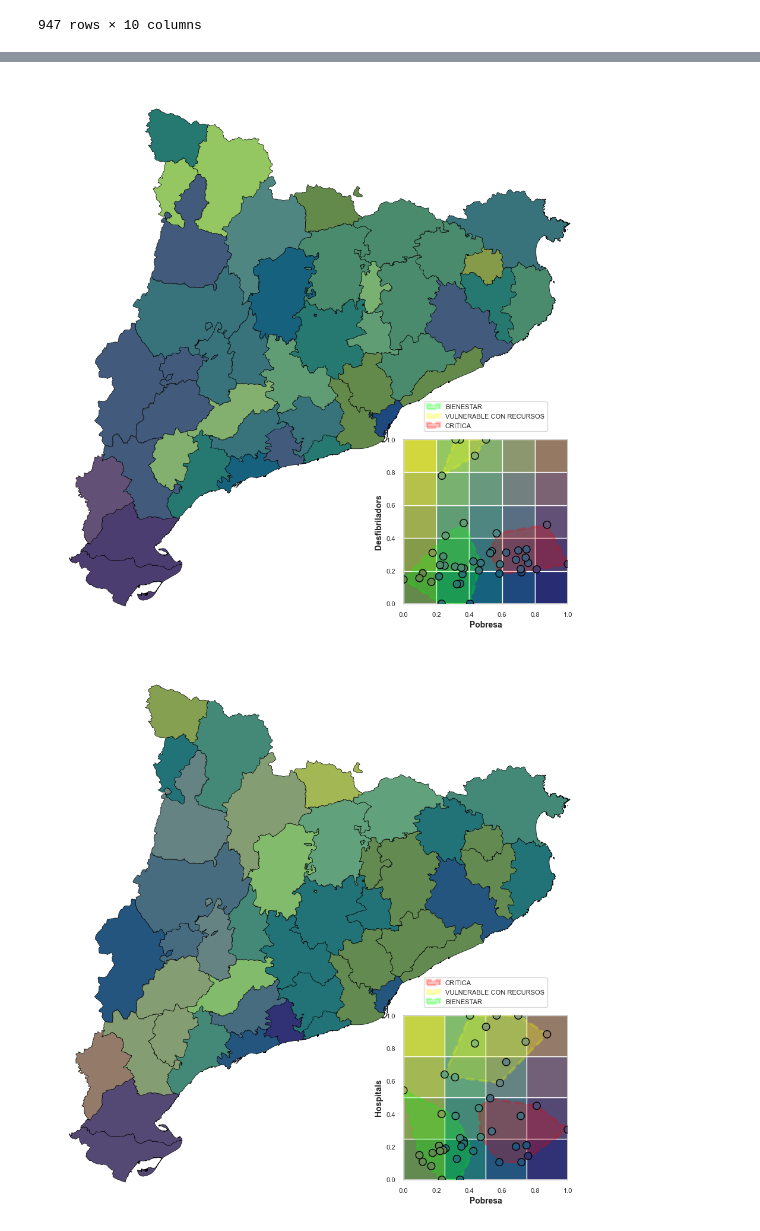
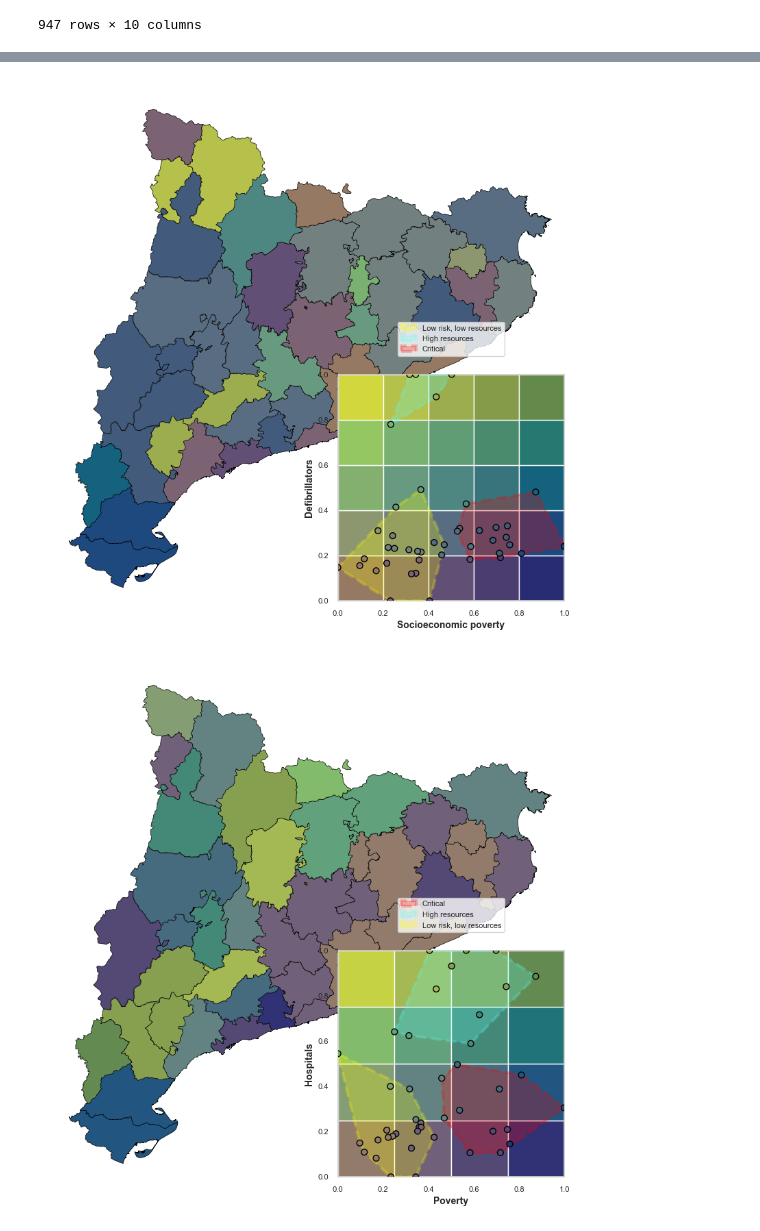
Before and after one commit to alexdeharo269/CatDef, a Jupyter notebook: german_notebook.ipynb, the cells around one changed output, grey strips where cells are left out. Cells and saved outputs as stored; diff of their text form; code cells hidden in the pictures.

```diff
--- a/german_notebook.ipynb
+++ b/german_notebook.ipynb
@@ -484,8 +514,10 @@ desfib_per_comarca['desfib_per_1000_hab'] = (desfib_per_comarca['count_desfibril
 
 datos_desfib = desfib_per_comarca.merge(pobreza_per_comarca, on='comarca', how='inner')
 
-# CLIP AL 95%
+# CLIP AL 95% (Identificar outliers antes de clipear)
 percentil_95_d = datos_desfib['desfib_per_1000_hab'].quantile(0.95)
+mask_no_outliers_d = datos_desfib['desfib_per_1000_hab'] <= percentil_95_d
+
 datos_desfib['desfib_per_1000_hab'] = datos_desfib['desfib_per_1000_hab'].clip(upper=percentil_95_d)
 
 # Normalización
@@ -497,27 +529,33 @@ min_pobreza_d = datos_desfib['puntuacio_pobreza'].min()
 max_pobreza_d = datos_desfib['puntuacio_pobreza'].max()
 datos_desfib['pobreza_norm'] = (datos_desfib['puntuacio_pobreza'] - min_pobreza_d) / (max_pobreza_d - min_pobreza_d)
 
-# 2. CLUSTERING (3 GRUPOS)
+# 2. CLUSTERING (3 GRUPOS) - Calculado SIN outliers
 X_d = datos_desfib[['pobreza_norm', 'recursos_norm']].values
+X_fit_d = X_d[mask_no_outliers_d]
+
 kmeans_d = KMeans(n_clusters=3, random_state=42, n_init=10)
-datos_desfib['Cluster'] = kmeans_d.fit_predict(X_d)
+kmeans_d.fit(X_fit_d)
+datos_desfib['Cluster'] = kmeans_d.predict(X_d)
 
 # Asignación de Etiquetas
 centroids_d = datos_desfib.groupby('Cluster')[['pobreza_norm', 'recursos_norm']].mean()
 sorted_indices_d = centroids_d.sort_values('pobreza_norm', ascending=False).index.tolist()
 
 cluster_labels_d = {}
-cluster_labels_d[sorted_indices_d[2]] = "BIENESTAR"
+cluster_labels_d[sorted_indices_d[2]] = "Low risk, low resources"
 
 idx_a = sorted_indices_d[0]
 idx_b = sorted_indices_d[1]
 
 if centroids_d.loc[idx_a, 'recursos_norm'] < centroids_d.loc[idx_b, 'recursos_norm']:
-    cluster_labels_d[idx_a] = "CRITICA"
-    cluster_labels_d[idx_b] = "VULNERABLE CON RECURSOS"
+    cluster_labels_d[idx_a] = "Critical"
+    cluster_labels_d[idx_b] = "High resources"
 else:
-    cluster_labels_d[idx_a] = "VULNERABLE CON RECURSOS"
-    cluster_labels_d[idx_b] = "CRITICA"
+    cluster_labels_d[idx_a] = "High resources"
+    cluster_labels_d[idx_b] = "Critical"
+
+# Asignar etiquetas al dataframe
+datos_desfib['label'] = datos_desfib['Cluster'].map(cluster_labels_d)
 
 # 3. DISCRETIZACIÓN Y COLORES
 n_bins = 5
@@ -543,10 +581,15 @@ if len(comarcas_sin_color_d) > 0:
 for idx, row in comarcas_con_color_d.iterrows():
     comarcas_con_color_d.loc[[idx]].plot(ax=ax_map_d, color=[row['color_rgb']], edgecolor='black', linewidth=0.5)
 
+# --- RESALTAR COMARCAS CRÍTICAS ---
+comarcas_criticas_d = comarcas_desfib[comarcas_desfib['label'] == 'Critical']
+if not comarcas_criticas_d.empty:
+    comarcas_criticas_d.plot(ax=ax_map_d, facecolor='none', edgecolor='red', linewidth=2.0, zorder=5)
+
 ax_map_d.axis('off')
 
 # Inset Scatter
-ax_scatter_d = ax_map_d.inset_axes([0.55, 0.02, 0.43, 0.43])
+ax_scatter_d = ax_map_d.inset_axes([0.80, 0.02, 0.43, 0.43])
 
 for i in range(n_bins):
     for j in range(n_bins):
@@ -584,14 +627,14 @@ ax_scatter_d.scatter(
 ax_scatter_d.set_xlim(0, 1)
 ax_scatter_d.set_ylim(0, 1)
 ax_scatter_d.set_aspect('equal')
-ax_scatter_d.set_xlabel('Pobresa', fontsize=10, fontweight='bold')
-ax_scatter_d.set_ylabel('Desfibriladors', fontsize=10, fontweight='bold')
+ax_scatter_d.set_xlabel('Socioeconomic poverty', fontsize=10, fontweight='bold')
+ax_scatter_d.set_ylabel('Defibrillators', fontsize=10, fontweight='bold')
 ax_scatter_d.tick_params(labelsize=8)
 ax_scatter_d.legend(loc='upper center', bbox_to_anchor=(0.5, 1.25), fontsize=8, ncol=1)
 
 plt.show()
 # %% [output]
-[figure, old version]
+[figure, new version]
 # %%
 # ===========================================================================================================================
 # MAPA 3: HOSPITALS VS POBRESA (3 Grupos, Cuadrado, Inset Scatter)
@@ -604,8 +647,10 @@ hospi_per_comarca['hospi_per_1000_hab'] = (hospi_per_comarca['count_hospitals']
 
 datos_hospi = hospi_per_comarca.merge(pobreza_per_comarca, on='comarca', how='inner')
 
-# CLIP AL 95%
+# CLIP AL 95% (Identificar outliers antes de clipear)
 percentil_95_h = datos_hospi['hospi_per_1000_hab'].quantile(0.95)
+mask_no_outliers_h = datos_hospi['hospi_per_1000_hab'] <= percentil_95_h
+
 datos_hospi['hospi_per_1000_hab'] = datos_hospi['hospi_per_1000_hab'].clip(upper=percentil_95_h)
 
 # Normalización
@@ -617,27 +662,33 @@ min_pobreza_h = datos_hospi['puntuacio_pobreza'].min()
 max_pobreza_h = datos_hospi['puntuacio_pobreza'].max()
 datos_hospi['pobreza_norm'] = (datos_hospi['puntuacio_pobreza'] - min_pobreza_h) / (max_pobreza_h - min_pobreza_h)
 
-# 2. CLUSTERING (3 GRUPOS)
+# 2. CLUSTERING (3 GRUPOS) - Calculado SIN outliers
 X_h = datos_hospi[['pobreza_norm', 'recursos_norm']].values
+X_fit_h = X_h[mask_no_outliers_h]
+
 kmeans_h = KMeans(n_clusters=3, random_state=42, n_init=10)
-datos_hospi['Cluster'] = kmeans_h.fit_predict(X_h)
+kmeans_h.fit(X_fit_h)
+datos_hospi['Cluster'] = kmeans_h.predict(X_h)
 
 # Asignación de Etiquetas
 centroids_h = datos_hospi.groupby('Cluster')[['pobreza_norm', 'recursos_norm']].mean()
 sorted_indices_h = centroids_h.sort_values('pobreza_norm', ascending=False).index.tolist()
 
 cluster_labels_h = {}
-cluster_labels_h[sorted_indices_h[2]] = "BIENESTAR"
+cluster_labels_h[sorted_indices_h[2]] = "Low risk, low resources"
 
 idx_a = sorted_indices_h[0]
 idx_b = sorted_indices_h[1]
 
 if centroids_h.loc[idx_a, 'recursos_norm'] < centroids_h.loc[idx_b, 'recursos_norm']:
-    cluster_labels_h[idx_a] = "CRITICA"
-    cluster_labels_h[idx_b] = "VULNERABLE CON RECURSOS"
+    cluster_labels_h[idx_a] = "Critical"
+    cluster_labels_h[idx_b] = "High resources"
 else:
-    cluster_labels_h[idx_a] = "VULNERABLE CON RECURSOS"
-    cluster_labels_h[idx_b] = "CRITICA"
+    cluster_labels_h[idx_a] = "High resources"
+    cluster_labels_h[idx_b] = "Critical"
+
+# Asignar etiquetas al dataframe
+datos_hospi['label'] = datos_hospi['Cluster'].map(cluster_labels_h)
 
 # 3. DISCRETIZACIÓN Y COLORES
 n_bins = 4
@@ -663,10 +714,15 @@ if len(comarcas_sin_color_h) > 0:
 for idx, row in comarcas_con_color_h.iterrows():
     comarcas_con_color_h.loc[[idx]].plot(ax=ax_map_h, color=[row['color_rgb']], edgecolor='black', linewidth=0.5)
 
+# --- RESALTAR COMARCAS CRÍTICAS ---
+comarcas_criticas_h = comarcas_hospi[comarcas_hospi['label'] == 'Critical']
+if not comarcas_criticas_h.empty:
+    comarcas_criticas_h.plot(ax=ax_map_h, facecolor='none', edgecolor='red', linewidth=2.0, zorder=5)
+
 ax_map_h.axis('off')
 
 # Inset Scatter
-ax_scatter_h = ax_map_h.inset_axes([0.55, 0.02, 0.43, 0.43])
+ax_scatter_h = ax_map_h.inset_axes([0.80, 0.02, 0.43, 0.43])
 
 for i in range(n_bins):
     for j in range(n_bins):
@@ -683,35 +739,35 @@ for cluster in unique_clusters_h:
     label_name = cluster_labels_h[cluster]
     color_hull = cluster_colors.get(label_name, 'gray')
 
     if len(points) >= 3:
         hull = ConvexHull(points)
         pts = points[hull.vertices]
         poly = Polygon(pts, facecolor=color_hull, edgecolor=color_hull,
                        alpha=0.25, linewidth=3, linestyle='--', zorder=5, label=label_name)
         ax_scatter_h.add_patch(poly)
 
 ax_scatter_h.scatter(
     datos_hospi['pobreza_norm'],
     datos_hospi['recursos_norm'],
     c=datos_hospi['color_rgb'],
     s=40,
     edgecolor='black',
     linewidth=1,
     zorder=10,
     alpha=1
 )
 
 ax_scatter_h.set_xlim(0, 1)
 ax_scatter_h.set_ylim(0, 1)
 ax_scatter_h.set_aspect('equal')
-ax_scatter_h.set_xlabel('Pobresa', fontsize=10, fontweight='bold')
+ax_scatter_h.set_xlabel('Poverty', fontsize=10, fontweight='bold')
 ax_scatter_h.set_ylabel('Hospitals', fontsize=10, fontweight='bold')
 ax_scatter_h.tick_params(labelsize=8)
 ax_scatter_h.legend(loc='upper center', bbox_to_anchor=(0.5, 1.25), fontsize=8, ncol=1)
 
 plt.show()
 # %% [output]
-[figure, old version]
+[figure, new version]
 # %%
 import pandas as pd
 import numpy as np
```
Also changed, not shown: parts of 6 cells of this notebook, 2 other files.
